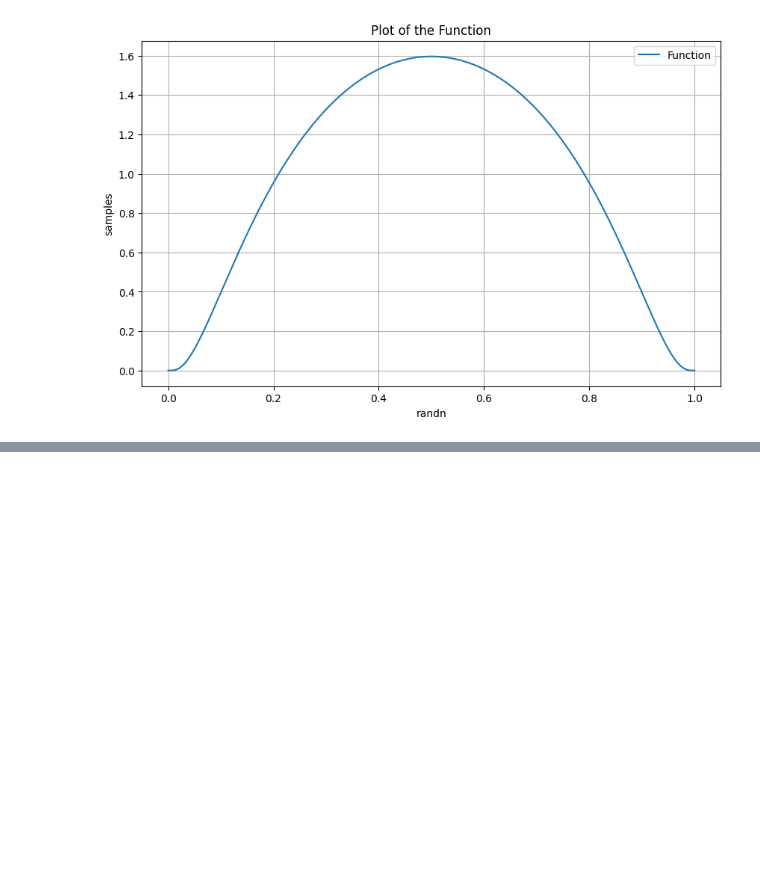
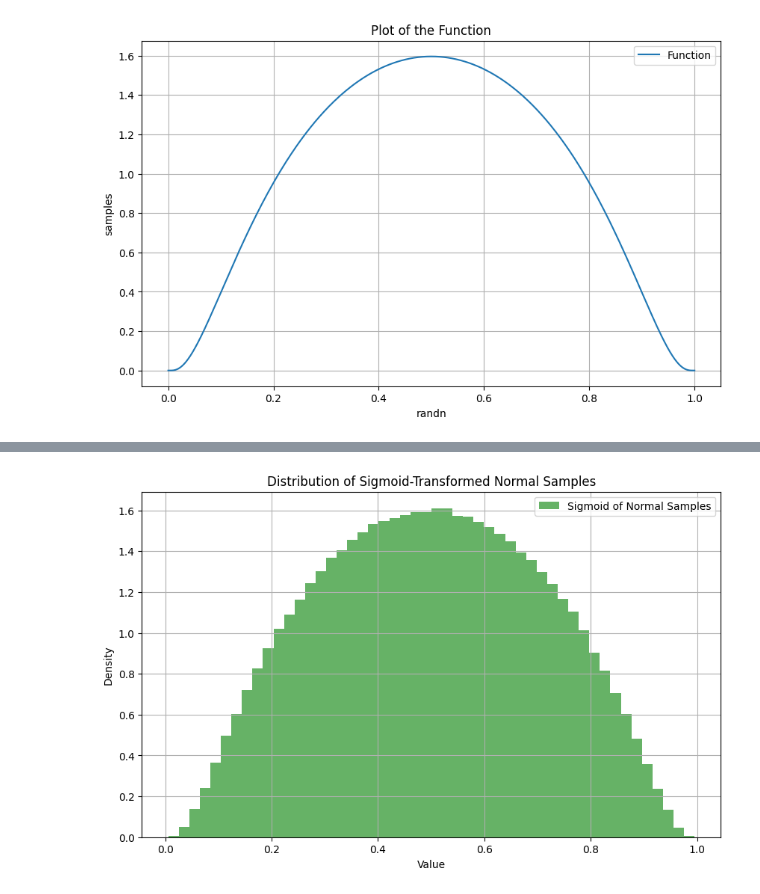
Before and after one commit to kkj15dk/ProtDiffusion, a Jupyter notebook: logitnorm.ipynb, the cells around one changed output, grey strips where cells are left out. Drawn from its saved outputs; the diff is of its cells as text; code cells hidden in the pictures; blank space fills up the shorter version.

```diff
--- a/logitnorm.ipynb
+++ b/logitnorm.ipynb
@@ -34,0 +65,30 @@ plt.show()
+# %%
+import torch
+import matplotlib.pyplot as plt
+import numpy as np
+
+# Define the sigmoid function
+def sigmoid(x):
+    return 1 / (1 + torch.exp(-x))
+
+# Sample values from a standard normal distribution
+num_samples = 1000000
+normal_samples = torch.randn(num_samples)
+
+# Apply the sigmoid function
+sigmoid_samples = sigmoid(normal_samples)
+
+# Convert to numpy for plotting
+sigmoid_samples_np = sigmoid_samples.numpy()
+
+# Plot the histogram of the sigmoid-transformed samples
+plt.figure(figsize=(10, 6))
+plt.hist(sigmoid_samples_np, bins=50, density=True, alpha=0.6, color='g', label='Sigmoid of Normal Samples')
+plt.xlabel('Value')
+plt.ylabel('Density')
+plt.title('Distribution of Sigmoid-Transformed Normal Samples')
+plt.legend()
+plt.grid(True)
+plt.show()
+# %% [output]
+[figure, added]
```
Also changed, not shown: parts of 1 cell of this notebook, 2 other files.
